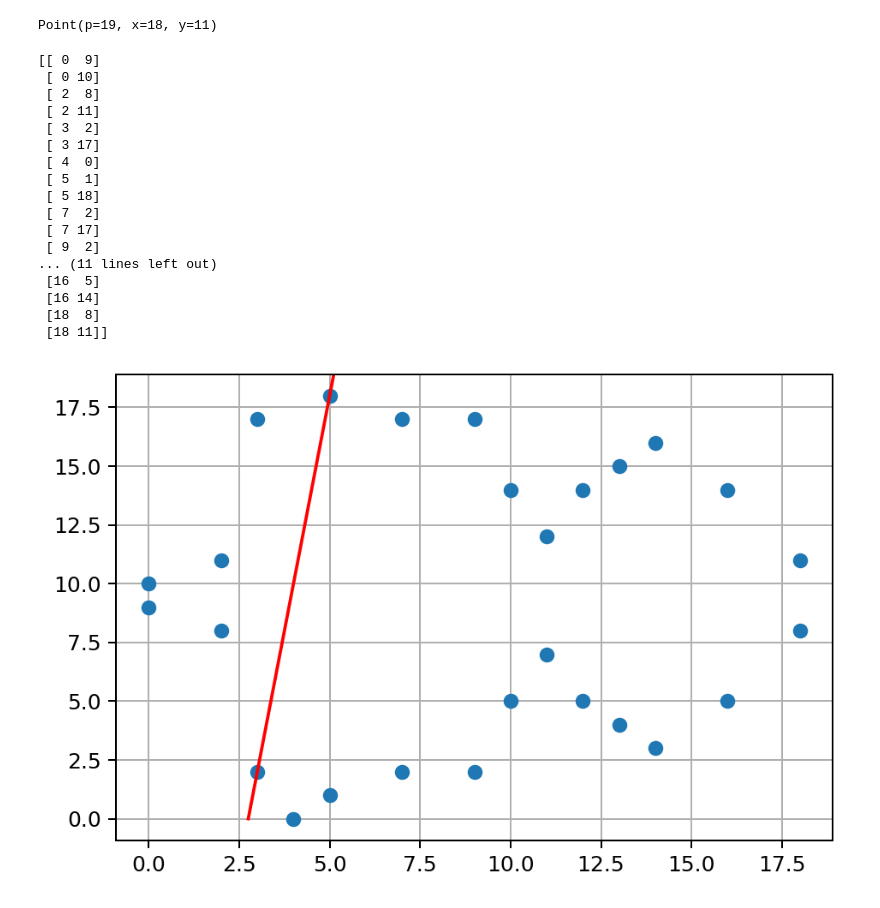
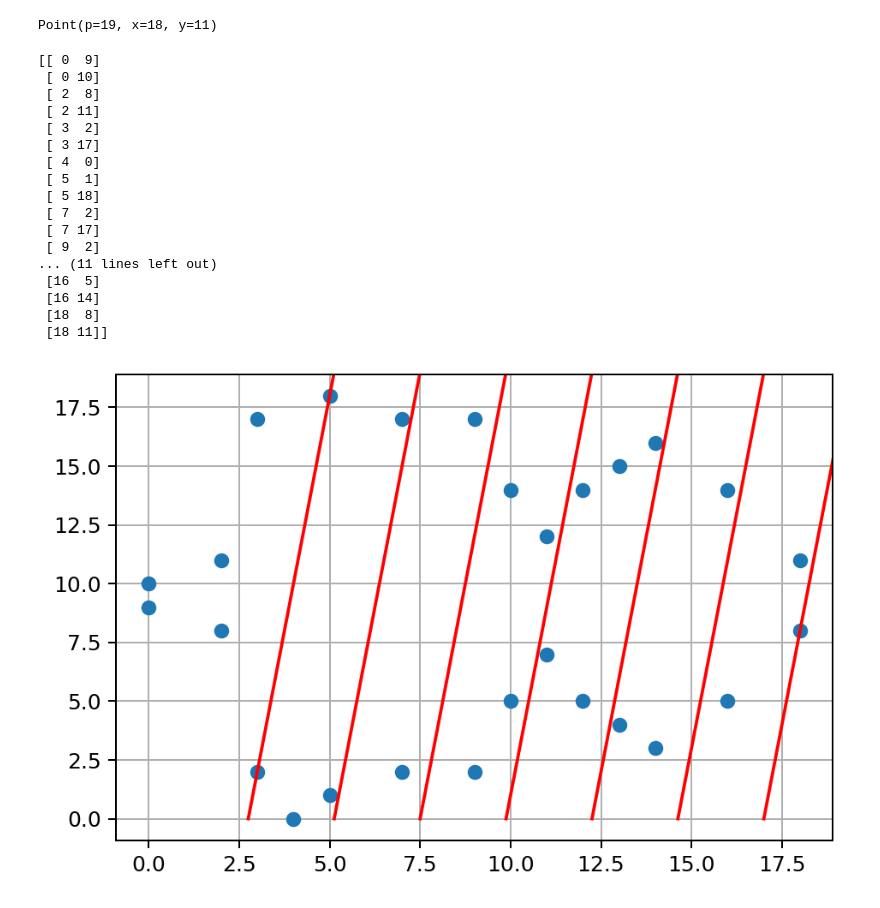
Before and after one commit to fangpenlin/elliptic-curve-explained, a Jupyter notebook: elliptic-curve-on-finite-field.ipynb, the cells around one changed output. Drawn from its saved outputs; the diff is of its cells as text; code cells hidden in the pictures.

Commit message:
Repeat line

```diff
--- a/elliptic-curve-on-finite-field.ipynb
+++ b/elliptic-curve-on-finite-field.ipynb
@@ -131,34 +131,35 @@ def touch_edge_line(p0, p1):
     right_offset_x = -p1.y / slope
     return (
         (p0.x - left_offset_x, P),
         (p1.x + right_offset_x, 0),
     )
 
 fig, ax = plot_curve(P, A, B)
 
 tp0, tp1 = touch_edge_line(p0, p1)
+width = abs(tp1[0] - tp0[0])
 
-ax.add_line(mlines.Line2D([tp0[0], tp1[0]], [tp0[1], tp1[1]], color='r'))
-# for i in range(7):
-#     ax.add_line(mlines.Line2D([tp0[0] + w * i, p1.x + p1_offset_y + w * i], [P, 0], color='r'))
+#ax.add_line(mlines.Line2D([tp0[0], tp1[0]], [tp0[1], tp1[1]], color='r'))
+for i in range(7):
+    ax.add_line(mlines.Line2D([tp0[0] + width * i, tp1[0] + width * i], [P, 0], color='r'))
 
 plt.show()
 # %% [output]
 [[ 0  9]
  [ 0 10]
  [ 2  8]
  [ 2 11]
  [ 3  2]
  [ 3 17]
  [ 4  0]
  [ 5  1]
  [ 5 18]
  [ 7  2]
  [ 7 17]
  [ 9  2]
 ... (11 lines left out)
  [16  5]
  [16 14]
  [18  8]
  [18 11]]
-[figure, old version]
+[figure, new version]
```
